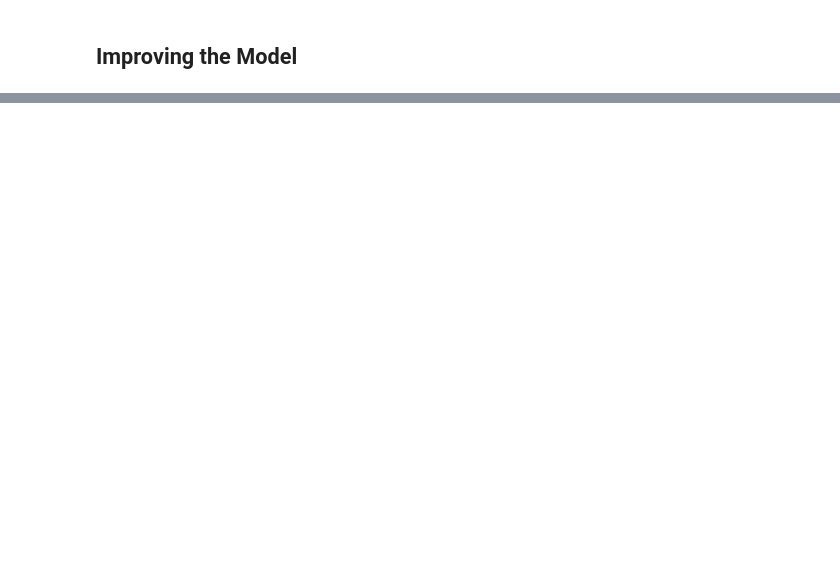
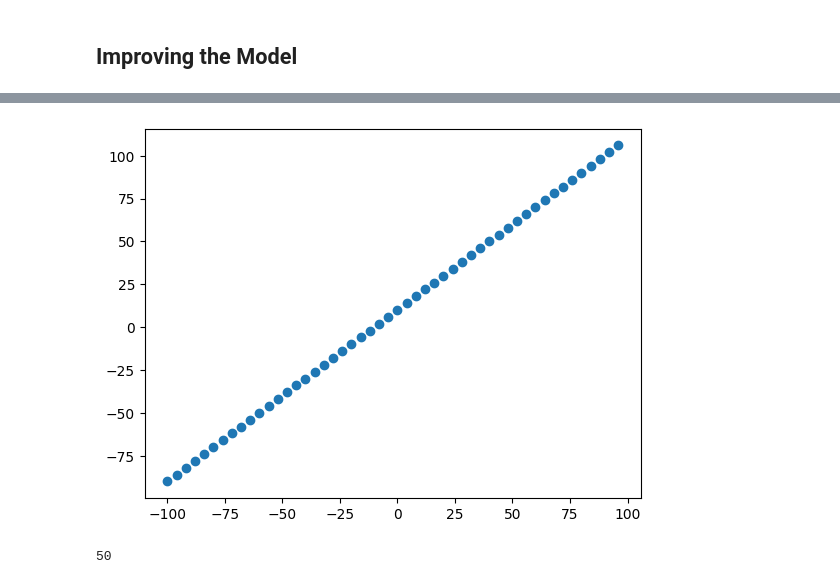
Before and after one commit to MerleSt/Learning_Deep_Learning, a Jupyter notebook: Notebooks/01_neural_network_regression_with_tensorflow.ipynb, the cells around one changed output, grey strips where cells are left out. Drawn from its saved outputs; the diff is of its cells as text; code cells hidden in the pictures; blank space fills up the shorter version.

```diff
--- a/Notebooks/01_neural_network_regression_with_tensorflow.ipynb
+++ b/Notebooks/01_neural_network_regression_with_tensorflow.ipynb
@@ -48,0 +117,14 @@ array([[-0.38043115]], dtype=float32)
+# %%
+# More Data
+X = tf.range(-100, 100, 4)
+y = X + 10
+# %%
+# Visualize the data
+plt.scatter(X, y);
+# %% [output]
+[figure, added]
+# %%
+# The 3 sets...
+len(X)
+# %% [output]
+50
```
Also changed, not shown: parts of 13 cells of this notebook.
